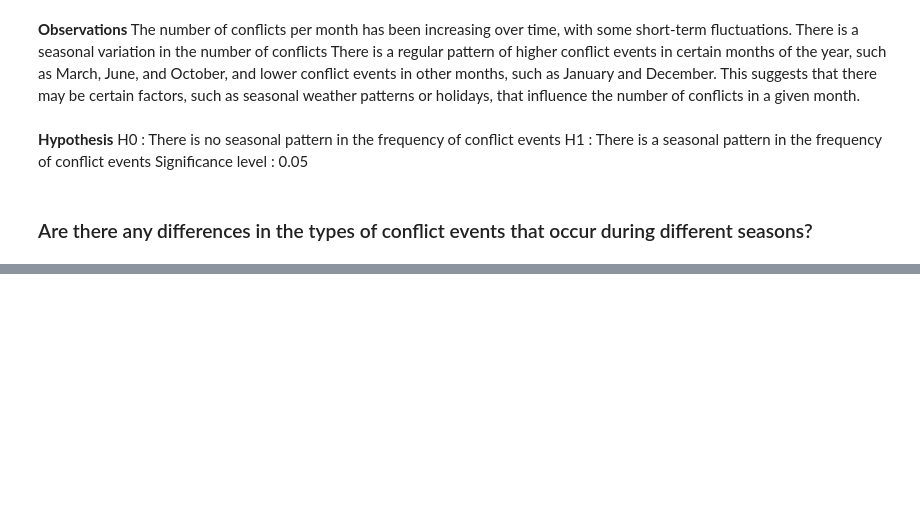
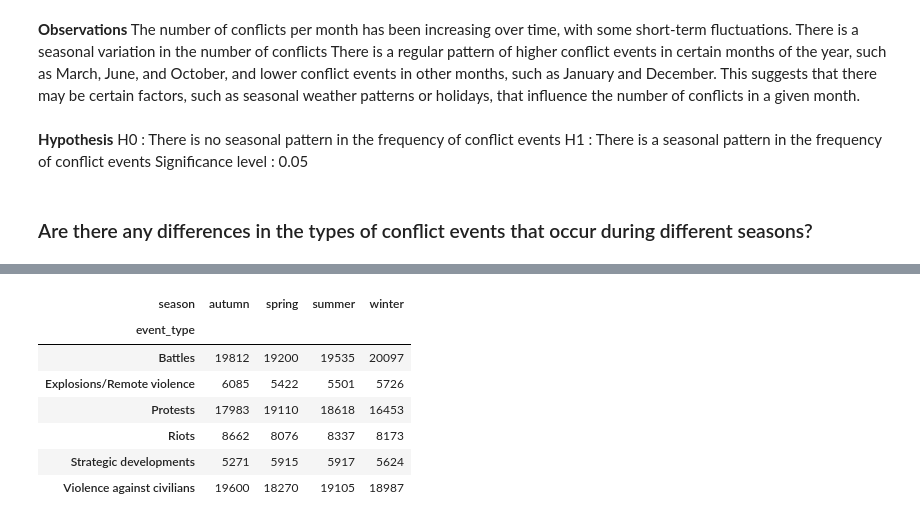
Before and after one commit to Stoichiometrical/ACLED-Data-Analysis, a Jupyter notebook: acled.ipynb, the cells around one changed output, grey strips where cells are left out. Cells and saved outputs as stored; diff of their text form; code cells hidden in the pictures; blank space fills up the shorter version.

```diff
--- a/acled.ipynb
+++ b/acled.ipynb
@@ -535,0 +588,12 @@ TypeError: Horizontal orientation requires numeric `x` variable.
+# %%
+cr = pd.crosstab(rc["event_type"],rc["season"])
+cr
+# %% [output]
+| season | autumn | spring | summer | winter |
+| event_type |  |  |  |  |
+| Battles | 19812 | 19200 | 19535 | 20097 |
+| Explosions/Remote violence | 6085 | 5422 | 5501 | 5726 |
+| Protests | 17983 | 19110 | 18618 | 16453 |
+| Riots | 8662 | 8076 | 8337 | 8173 |
+| Strategic developments | 5271 | 5915 | 5917 | 5624 |
+| Violence against civilians | 19600 | 18270 | 19105 | 18987 |
```
Also changed, not shown: parts of 10 cells of this notebook, 1 other file.
